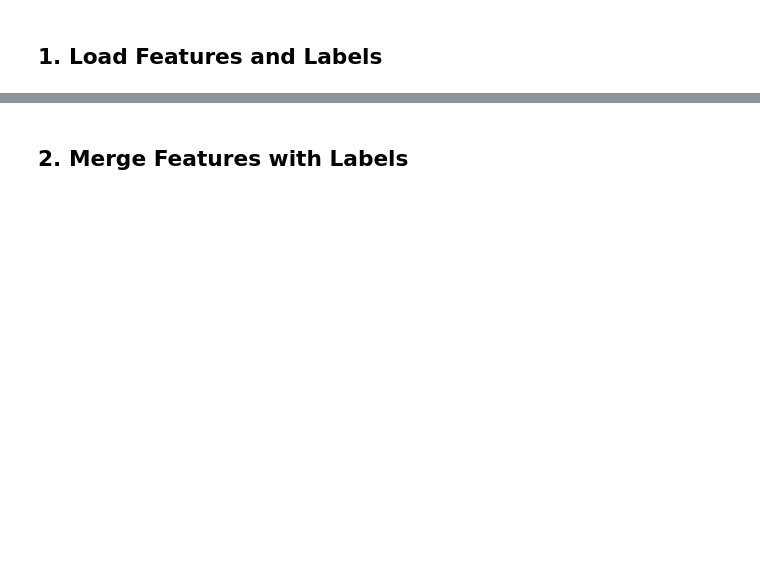
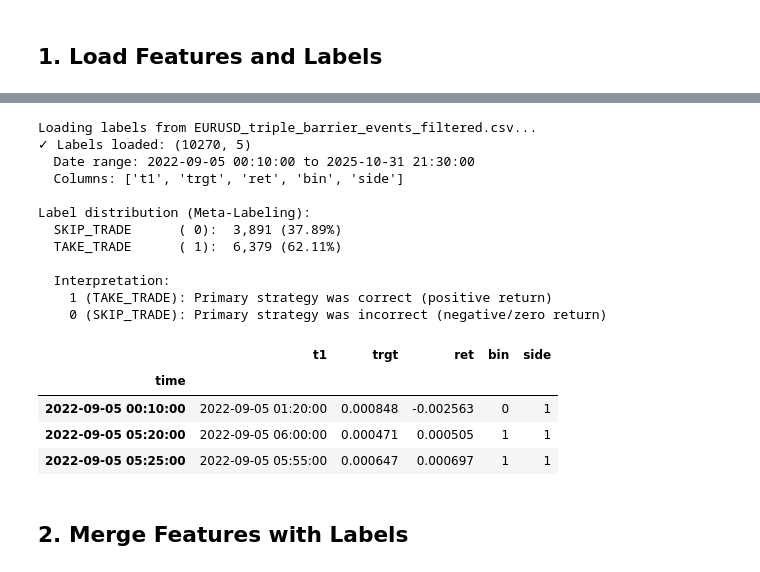
Before and after one commit to docdude/mql5, a Jupyter notebook: training_data_triple_barrier.ipynb, the cells around one changed output, grey strips where cells are left out. Drawn from its saved outputs; the diff is of its cells as text; code cells hidden in the pictures; blank space fills up the shorter version.

```diff
--- a/training_data_triple_barrier.ipynb
+++ b/training_data_triple_barrier.ipynb
@@ -42,27 +55,48 @@ features.head(3)
 # %%
 # Find and load the triple-barrier events file
 data_dir = Path('data')
-label_files = list(data_dir.glob('EURUSD_triple_barrier_events_unfiltered.csv'))
+label_files = list(data_dir.glob('EURUSD_triple_barrier_events_filtered.csv'))
 
 if not label_files:
     raise FileNotFoundError("No triple-barrier events file found! Run meta_labeling.ipynb first.")
 
 # Use the most recent file if multiple exist
 labels_file = sorted(label_files)[-1]
 print(f"Loading labels from {labels_file.name}...")
 labels = pd.read_csv(labels_file, index_col=0, parse_dates=True)
 
 print(f"✓ Labels loaded: {labels.shape}")
 print(f"  Date range: {labels.index[0]} to {labels.index[-1]}")
 print(f"  Columns: {list(labels.columns)}")
-print(f"\nLabel distribution:")
+print(f"\nLabel distribution (Meta-Labeling):")
 if 'bin' in labels.columns:
     label_dist = labels['bin'].value_counts().sort_index()
     for label, count in label_dist.items():
         pct = count / len(labels) * 100
-        label_name = {-1: 'STOP_LOSS', 0: 'TIMEOUT', 1: 'PROFIT_TARGET'}.get(label, 'UNKNOWN')
+        label_name = {0: 'SKIP_TRADE', 1: 'TAKE_TRADE'}.get(label, 'UNKNOWN')
         print(f"  {label_name:15s} ({label:2d}): {count:6,} ({pct:5.2f}%)")
+    print(f"\n  Interpretation:")
+    print(f"    1 (TAKE_TRADE): Primary strategy was correct (positive return)")
+    print(f"    0 (SKIP_TRADE): Primary strategy was incorrect (negative/zero return)")
 labels.head(3)
+# %% [output]
+Loading labels from EURUSD_triple_barrier_events_filtered.csv...
+✓ Labels loaded: (10270, 5)
+  Date range: 2022-09-05 00:10:00 to 2025-10-31 21:30:00
+  Columns: ['t1', 'trgt', 'ret', 'bin', 'side']
+
+Label distribution (Meta-Labeling):
+  SKIP_TRADE      ( 0):  3,891 (37.89%)
+  TAKE_TRADE      ( 1):  6,379 (62.11%)
+
+  Interpretation:
+    1 (TAKE_TRADE): Primary strategy was correct (positive return)
+    0 (SKIP_TRADE): Primary strategy was incorrect (negative/zero return)
+|  | t1 | trgt | ret | bin | side |
+| time |  |  |  |  |  |
+| 2022-09-05 00:10:00 | 2022-09-05 01:20:00 | 0.000848 | -0.002563 | 0 | 1 |
+| 2022-09-05 05:20:00 | 2022-09-05 06:00:00 | 0.000471 | 0.000505 | 1 | 1 |
+| 2022-09-05 05:25:00 | 2022-09-05 05:55:00 | 0.000647 | 0.000697 | 1 | 1 |
 # %% [markdown]
 ## 2. Merge Features with Labels
 # %%
```
Also changed, not shown: parts of 16 cells of this notebook.
